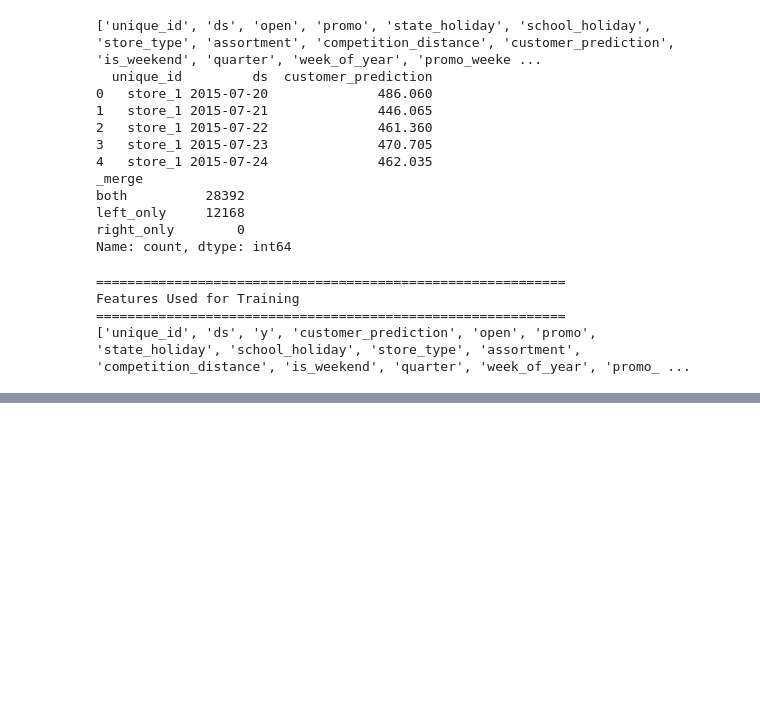
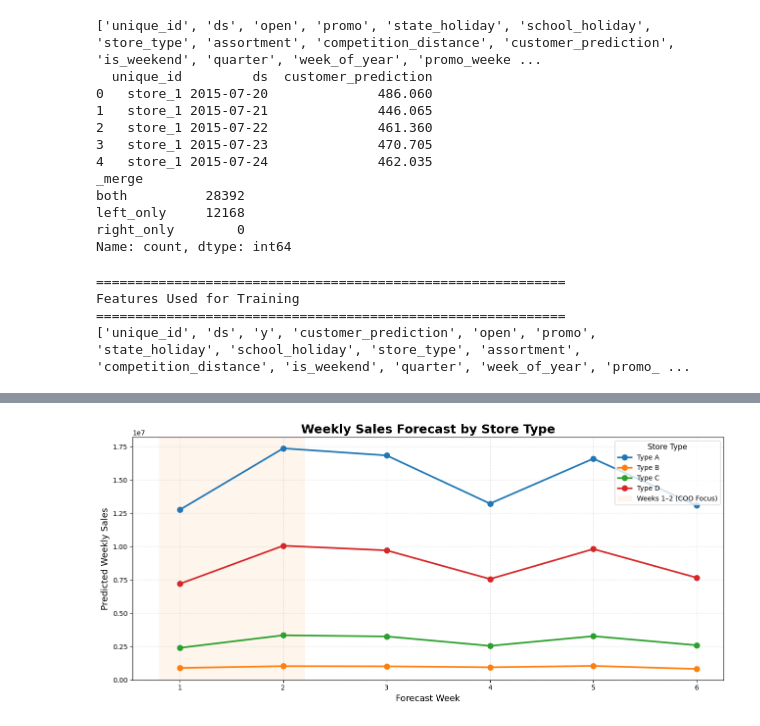
Before and after one commit to xueyingpeng24-dotcom/BF-PJ2, a Jupyter notebook: global_random_forest_with_customer.ipynb, the cells around one changed output, grey strips where cells are left out. Cells and saved outputs as stored; diff of their text form; code cells hidden in the pictures; blank space fills up the shorter version.

```diff
--- a/global_random_forest_with_customer.ipynb
+++ b/global_random_forest_with_customer.ipynb
@@ -2055,31 +3311,33 @@ plt.grid(
 )
 
 plt.legend(
 
     title="Store Type",
 
     fontsize=10,
 
     title_fontsize=11,
 
     loc="upper right"
 
 )
 
 plt.tight_layout()
 
 # ----------------------------------------------------------
 # Save
 # ----------------------------------------------------------
 
 plt.savefig(
 
     processed_dir / "store_type_weekly_forecast.png",
 
-    dpi=300,
+    dpi=600,
 
     bbox_inches="tight"
 
 )
 
 plt.show()
+# %% [output]
+[figure, added]
```
Also changed, not shown: parts of 23 cells of this notebook.
